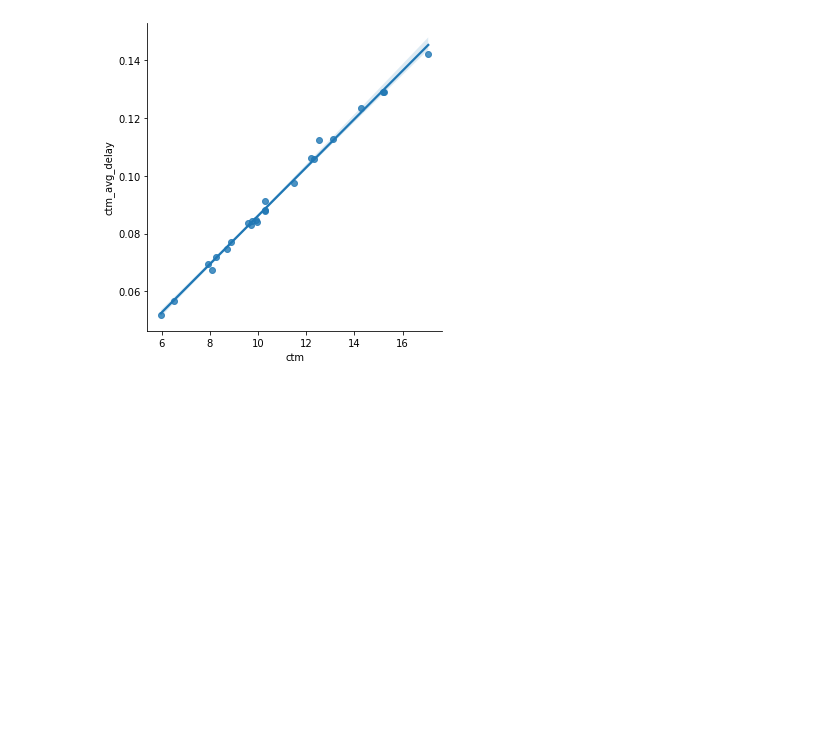
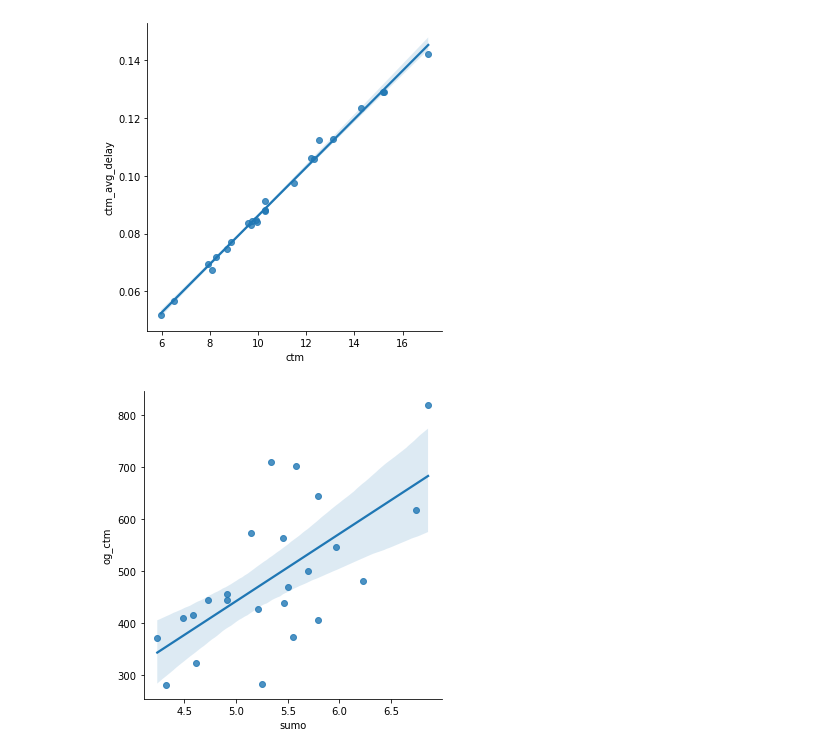
Before and after one commit to Eightina/Digital-Twin-CTM, a Jupyter notebook: Digital-Twin/analyze.ipynb, the cells around one changed output. Saved outputs shown, nothing was run; the diff lists cells and outputs as text; code cells hidden in the pictures; blank space fills up the shorter version.

```diff
--- a/Digital-Twin/analyze.ipynb
+++ b/Digital-Twin/analyze.ipynb
@@ -505,3 +507,14 @@ sns.lmplot(
 plt.show()
 # %% [output]
 [figure]
+# %%
+sns.lmplot(
+    data = maindf,
+    x='sumo',
+    y='og_ctm',
+    order=1
+)
+plt.show()
+# this looks good
+# %% [output]
+[figure, added]
```
Also changed, not shown: parts of 8 cells of this notebook, 22 other files.
